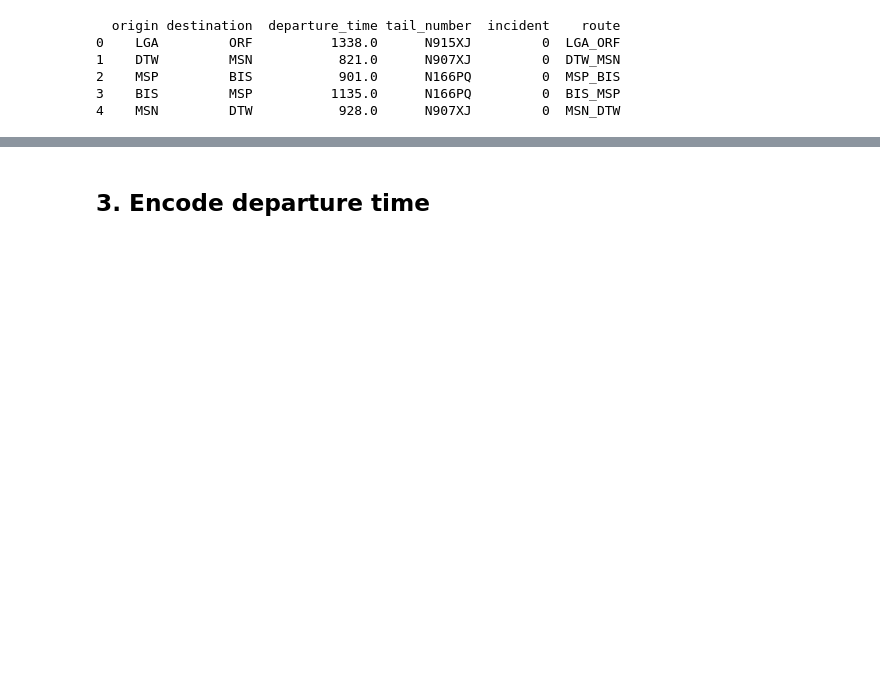
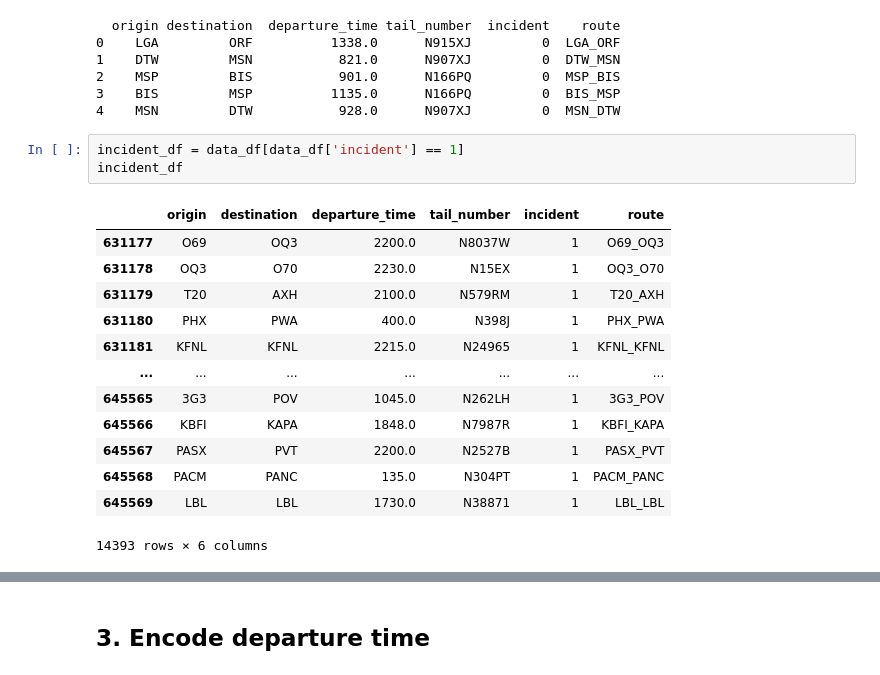
Before and after one commit to 4GeeksAcademy/maps-aviation_final_project, a Jupyter notebook: notebooks/02-data_preparation.ipynb, the cells around one changed output, grey strips where cells are left out. Cells and saved outputs as stored; diff of their text form; blank space fills up the shorter version.

```diff
--- a/notebooks/02-data_preparation.ipynb
+++ b/notebooks/02-data_preparation.ipynb
@@ -168,3 +168,20 @@ print(data_df.head())
 2    MSP         BIS           901.0      N166PQ         0  MSP_BIS
 3    BIS         MSP          1135.0      N166PQ         0  BIS_MSP
 4    MSN         DTW           928.0      N907XJ         0  MSN_DTW
+# %%
+incident_df = data_df[data_df['incident'] == 1]
+incident_df
+# %% [output]
+|  | origin | destination | departure_time | tail_number | incident | route |
+| 631177 | O69 | OQ3 | 2200.0 | N8037W | 1 | O69_OQ3 |
+| 631178 | OQ3 | O70 | 2230.0 | N15EX | 1 | OQ3_O70 |
+| 631179 | T20 | AXH | 2100.0 | N579RM | 1 | T20_AXH |
+| 631180 | PHX | PWA | 400.0 | N398J | 1 | PHX_PWA |
+| 631181 | KFNL | KFNL | 2215.0 | N24965 | 1 | KFNL_KFNL |
+| ... | ... | ... | ... | ... | ... | ... |
+| 645565 | 3G3 | POV | 1045.0 | N262LH | 1 | 3G3_POV |
+| 645566 | KBFI | KAPA | 1848.0 | N7987R | 1 | KBFI_KAPA |
+| 645567 | PASX | PVT | 2200.0 | N2527B | 1 | PASX_PVT |
+| 645568 | PACM | PANC | 135.0 | N304PT | 1 | PACM_PANC |
+| 645569 | LBL | LBL | 1730.0 | N38871 | 1 | LBL_LBL |
+14393 rows × 6 columns
```
Also changed, not shown: parts of 2 cells of this notebook, 5 other files.
